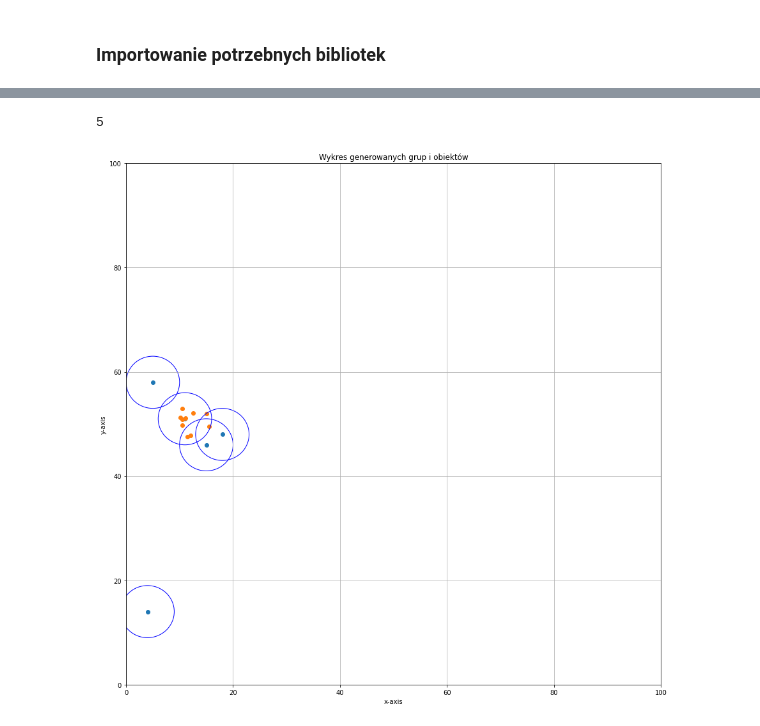
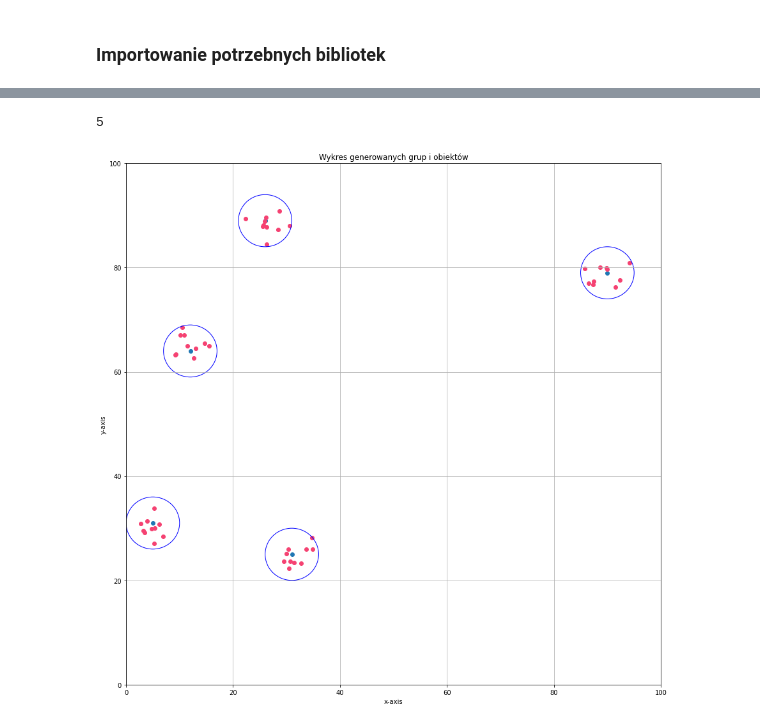
Before and after one commit to MaciejSzerwinski/Generator_data_for_WTM_network, a Jupyter notebook: WTM_Generator.ipynb, the cells around one changed output, grey strips where cells are left out. Cells and saved outputs as stored; diff of their text form; code cells hidden in the pictures.

```diff
--- a/WTM_Generator.ipynb
+++ b/WTM_Generator.ipynb
@@ -55,24 +72,25 @@ print(groups)
 # %%
-def coordinate_generator_object(temp_lst, element_lst_groups):
-        for element_temp_lst in temp_lst:
+def coordinate_generator_object(temp_lst):
+    counter = 0                                                     #counter elements in array temp_lst
+    for elements_lst_groups in lst_groups:
+        for _ in range(number_of_object):
             r = radius * random.random()
             theta = 2 * math.pi *random.random()
 
-            temp_x_point = element_lst_groups[0] + r * math.cos(theta)   #Generate x and y coordinate for specific group
-            temp_y_point = element_lst_groups[1] + r * math.sin(theta)
+            temp_x = elements_lst_groups[0] + r * math.cos(theta)   #Generate x and y coordinate for specific group
+            temp_y = elements_lst_groups[1] + r * math.sin(theta)
 
-            element_temp_lst[0] = temp_x_point
-            element_temp_lst[1] = temp_y_point
-        return temp_lst
+            #print('x', temp_x, 'y', temp_y)
+            temp_lst[counter][0] = temp_x
+            temp_lst[counter][1] = temp_y
+            counter+=1
+
+    return temp_lst
 # %%
-temp_lst_objects = np.zeros((number_of_object,2))
-lst_objects = []
+lst_objects = np.zeros((number_of_object*number_of_groups, 2))     #list of object which contain x, y coordinate
 
-for element_lst_groups in lst_groups:
-    lst_objects = np.append(lst_objects, coordinate_generator_object(temp_lst_objects, element_lst_groups))
-
-print(lst_objects)
+lst_objects = coordinate_generator_object(lst_objects)
 
 objects = pd.DataFrame(lst_objects, columns =['x', 'y'])        #Load data groups in DataFrame object
-#print(objects)
+print(objects)
 # %% [output]
@@ -100,27 +120,26 @@ def  createCircles(centre, radius):
 # %%
 # Creating a new figure
 fig, ax = plt.subplots(figsize=(15,15))
 
 # Numpy array as scatter plot
 plt.scatter(x=groups['x'],y=groups['y'])
-plt.scatter(x=objects['x'],y=objects['y'])
+plt.scatter(x=objects['x'],y=objects['y'], color= '#f54272')
 
 print(len(lst_groups))
 
-radius = 5
 for item in lst_groups:
     ax.add_patch(createCircles(item, radius))
 
 # Adding details to the plot
 plt.title('Wykres generowanych grup i obiektów')
 plt.xlabel('x-axis')
 plt.ylabel('y-axis')
 
 # Displaying the plot
 plt.xlim(0,100)
 plt.ylim(0,100)
 plt.grid()
 plt.show()
 # %% [output]
 5
-[figure, old version]
+[figure, new version]
```
Also changed, not shown: parts of 7 cells of this notebook.
